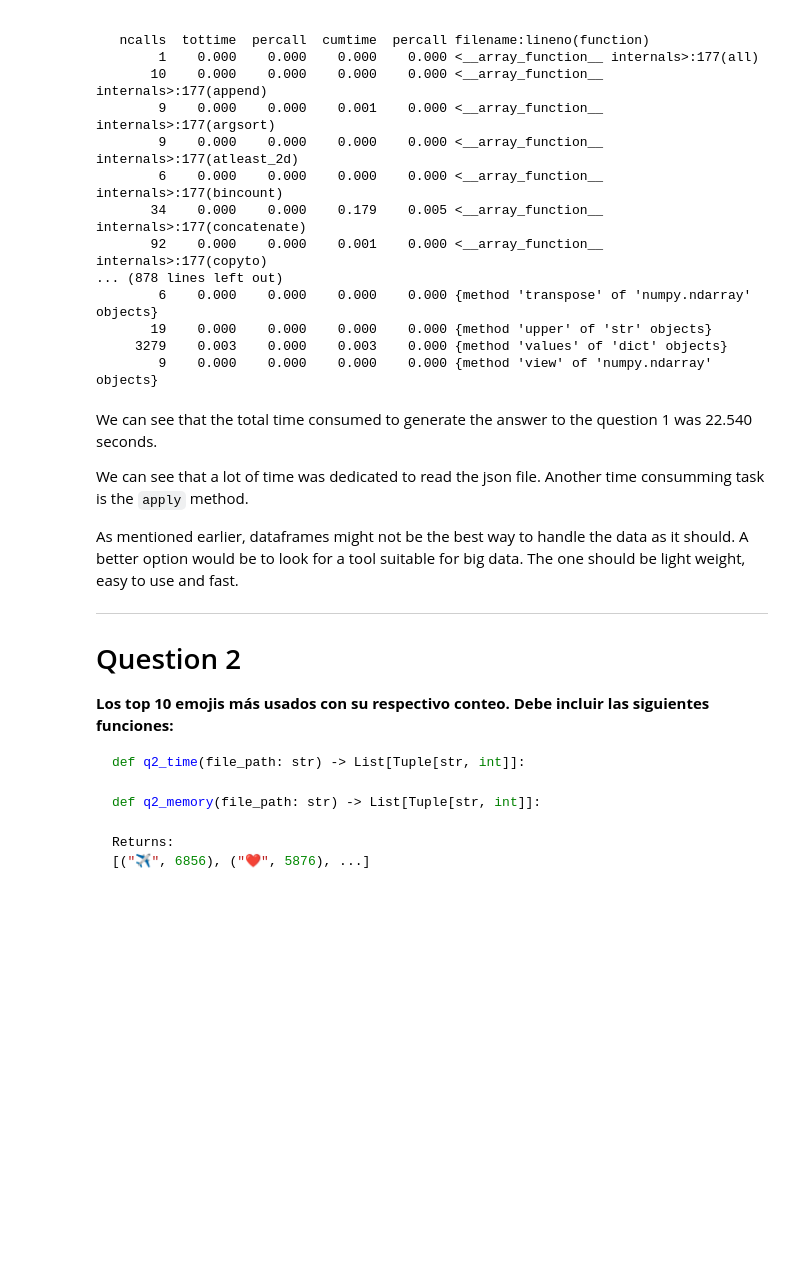
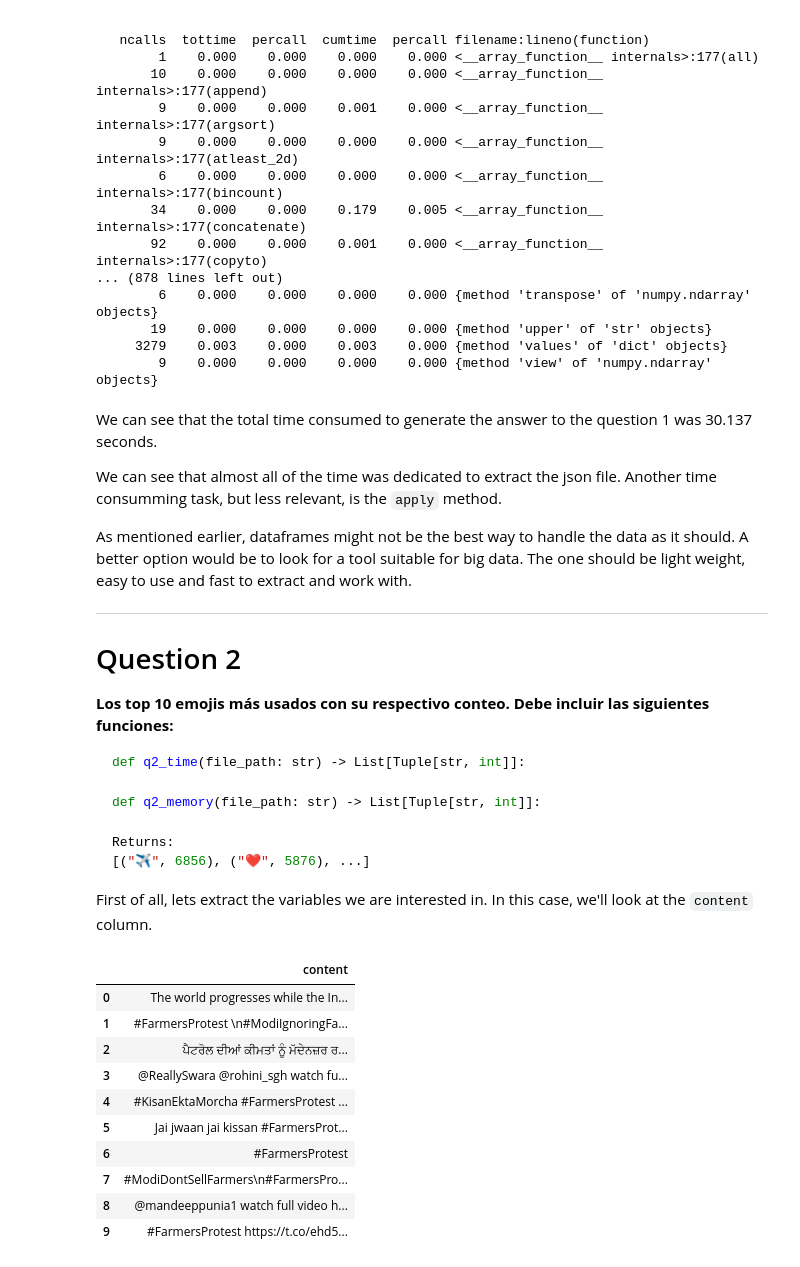
Before and after one commit to arthurkko/latam-challenge, a Jupyter notebook: src/challenge.ipynb, the cells around one changed output. Drawn from its saved outputs; the diff is of its cells as text; code cells hidden in the pictures; blank space fills up the shorter version.

````diff
--- a/src/challenge.ipynb
+++ b/src/challenge.ipynb
@@ -317,11 +318,11 @@ cProfile.run("q1_time(file_path)")
      3279    0.003    0.000    0.003    0.000 {method 'values' of 'dict' objects}
         9    0.000    0.000    0.000    0.000 {method 'view' of 'numpy.ndarray' objects}
 # %% [markdown]
-We can see that the total time consumed to generate the answer to the question 1 was 22.540 seconds.
+We can see that the total time consumed to generate the answer to the question 1 was 30.137 seconds.
 
-We can see that a lot of time was dedicated to read the json file. Another time consumming task is the `apply` method.
+We can see that almost all of the time was dedicated to extract the json file. Another time consumming task, but less relevant, is the `apply` method.
 
-As mentioned earlier, dataframes might not be the best way to handle the data as it should. A better option would be to look for a tool suitable for big data. The one should be light weight, easy to use and fast.
+As mentioned earlier, dataframes might not be the best way to handle the data as it should. A better option would be to look for a tool suitable for big data. The one should be light weight, easy to use and fast to extract and work with.
 
 ---
 
@@ -339,3 +340,20 @@ def q2_memory(file_path: str) -> List[Tuple[str, int]]:
 Returns:
 [("✈️", 6856), ("❤️", 5876), ...]
 ```
+
+First of all, lets extract the variables we are interested in. In this case, we'll look at the `content` column.
+# %%
+df_q2 = extract_json(file_path=file_path, col=["content"])
+df_q2.head(10)
+# %% [output]
+|  | content |
+| 0 | The world progresses while the In... |
+| 1 | #FarmersProtest \n#ModiIgnoringFa... |
+| 2 | ਪੈਟਰੋਲ ਦੀਆਂ ਕੀਮਤਾਂ ਨੂੰ ਮੱਦੇਨਜ਼ਰ ਰ... |
+| 3 | @ReallySwara @rohini_sgh watch fu... |
+| 4 | #KisanEktaMorcha #FarmersProtest ... |
+| 5 | Jai jwaan jai kissan #FarmersProt... |
+| 6 | #FarmersProtest |
+| 7 | #ModiDontSellFarmers\n#FarmersPro... |
+| 8 | @mandeeppunia1 watch full video h... |
+| 9 | #FarmersProtest https://t.co/ehd5... |
````
Also changed, not shown: parts of 3 cells of this notebook, 1 other file.
